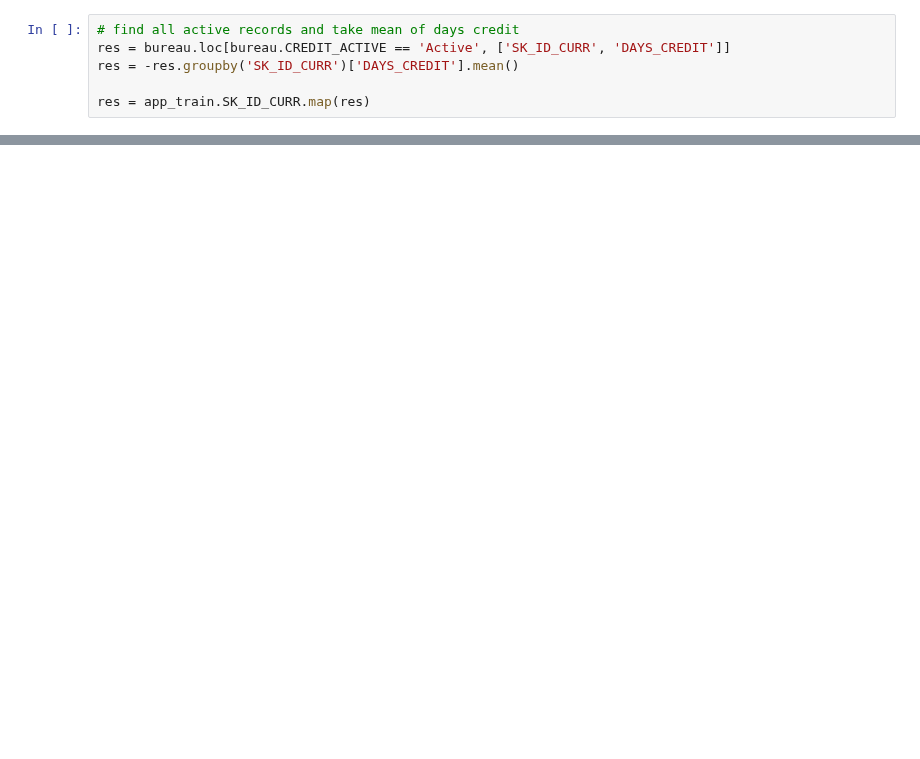
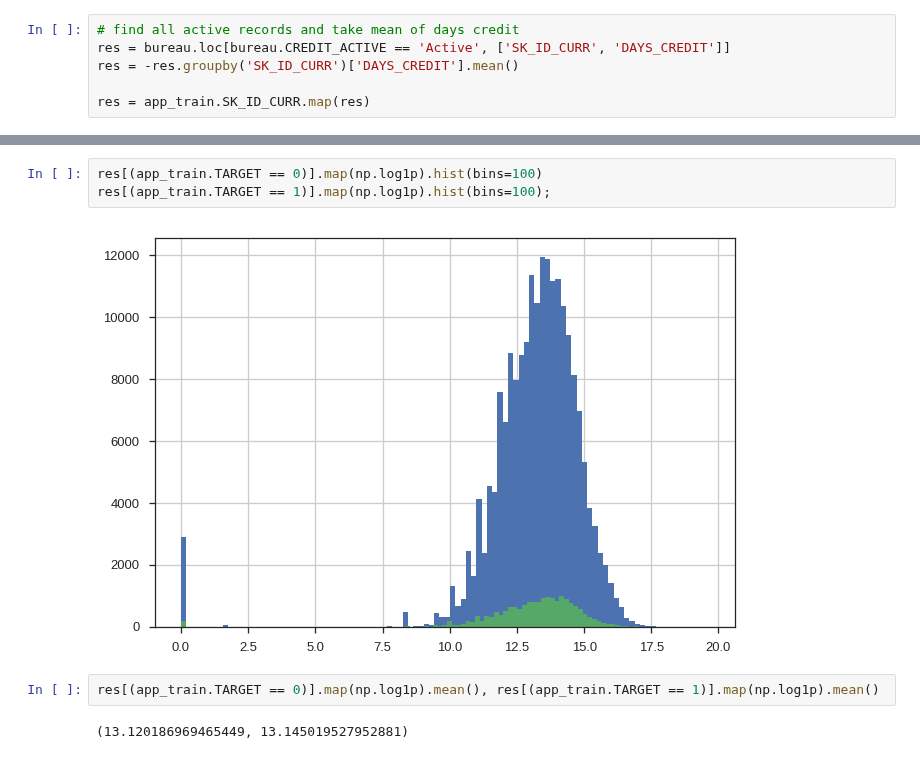
Before and after one commit to numb3r33/Kaggle_Home_Credit, a Jupyter notebook: notebooks/EDA.ipynb, the cells around one changed output, grey strips where cells are left out. Cells and saved outputs as stored; diff of their text form; blank space fills up the shorter version.

```diff
--- a/notebooks/EDA.ipynb
+++ b/notebooks/EDA.ipynb
@@ -58,0 +81,9 @@ res[(app_train.TARGET == 1)].hist(bins=100);
+# %%
+res[(app_train.TARGET == 0)].map(np.log1p).hist(bins=100)
+res[(app_train.TARGET == 1)].map(np.log1p).hist(bins=100);
+# %% [output]
+[figure, added]
+# %%
+res[(app_train.TARGET == 0)].map(np.log1p).mean(), res[(app_train.TARGET == 1)].map(np.log1p).mean()
+# %% [output]
+(13.120186969465449, 13.145019527952881)
```
Also changed, not shown: parts of 4 cells of this notebook, 2 other files.
